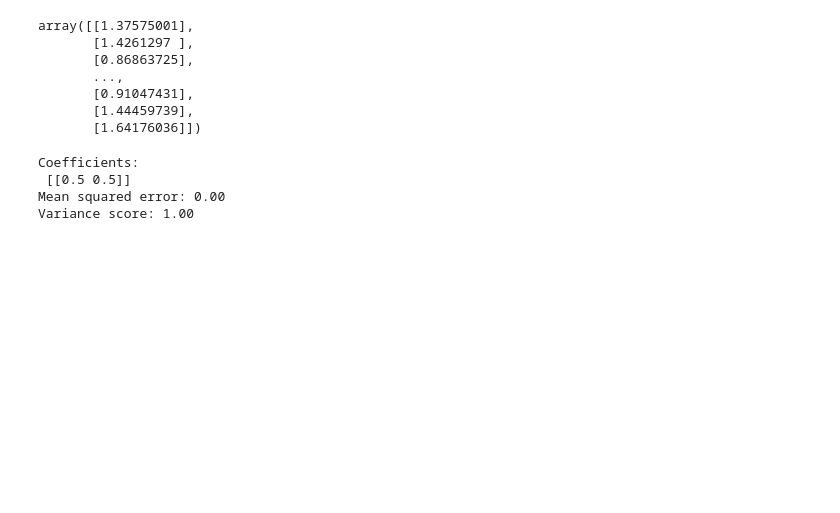
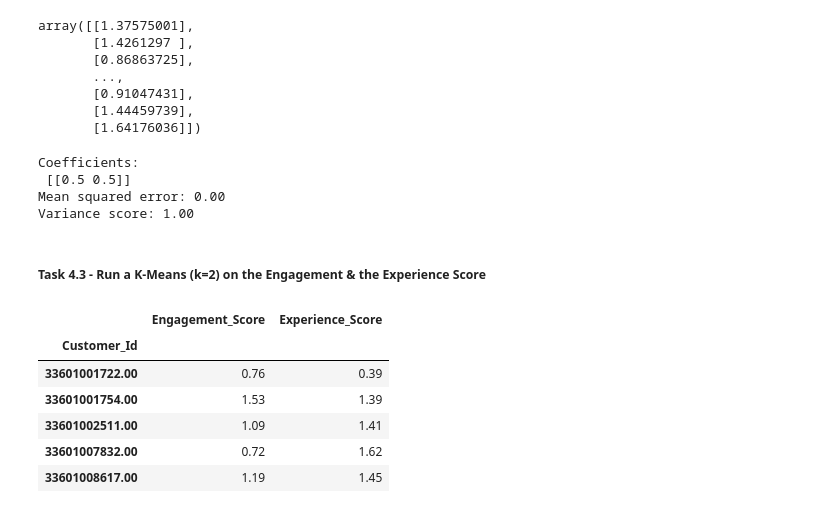
Before and after one commit to bkget/Telecom-Data-Analysis, a Jupyter notebook: notebooks/4.user_satisifaction_analysis.ipynb, the cells around one changed output. Drawn from its saved outputs; the diff is of its cells as text; code cells hidden in the pictures; blank space fills up the shorter version.

```diff
--- a/notebooks/4.user_satisifaction_analysis.ipynb
+++ b/notebooks/4.user_satisifaction_analysis.ipynb
@@ -252,3 +252,17 @@ Coefficients:
  [[0.5 0.5]]
 Mean squared error: 0.00
 Variance score: 1.00
+# %% [markdown]
+##### **Task 4.3** - Run a K-Means (k=2) on the Engagement & the Experience Score
+# %%
+user_satisfaction_df = user_df[['Customer_Id', 'Engagement_Score', 'Experience_Score']].copy()
+user_satisfaction_df = user_satisfaction_df.set_index('Customer_Id')
+user_satisfaction_df.head(5)
+# %% [output]
+|  | Engagement_Score | Experience_Score |
+| Customer_Id |  |  |
+| 33601001722.00 | 0.76 | 0.39 |
+| 33601001754.00 | 1.53 | 1.39 |
+| 33601002511.00 | 1.09 | 1.41 |
+| 33601007832.00 | 0.72 | 1.62 |
+| 33601008617.00 | 1.19 | 1.45 |
```
Also changed, not shown: parts of 2 cells of this notebook.
